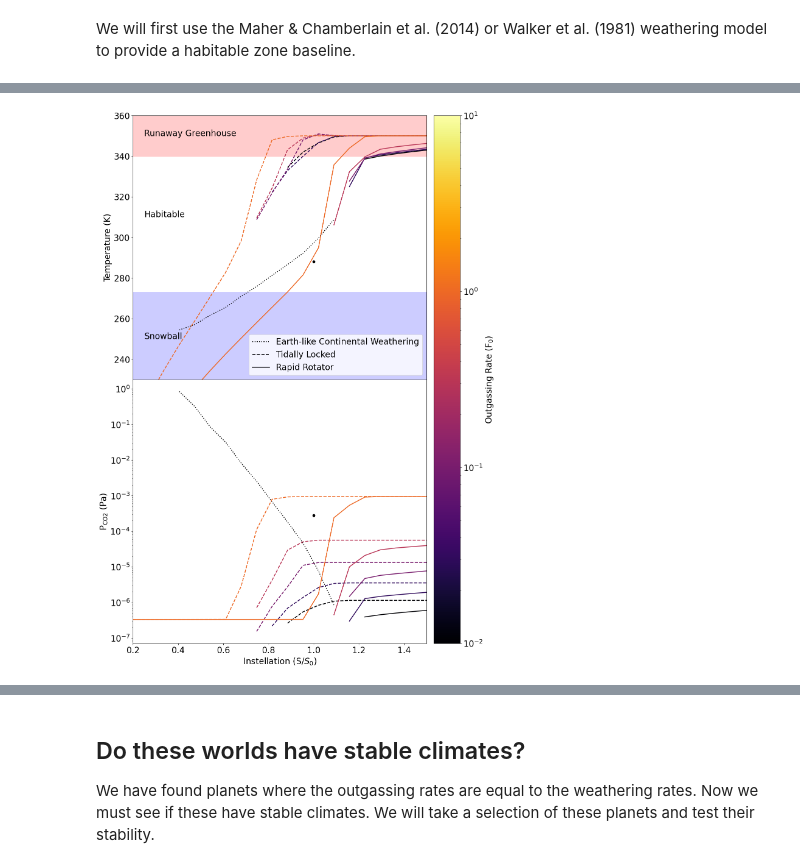
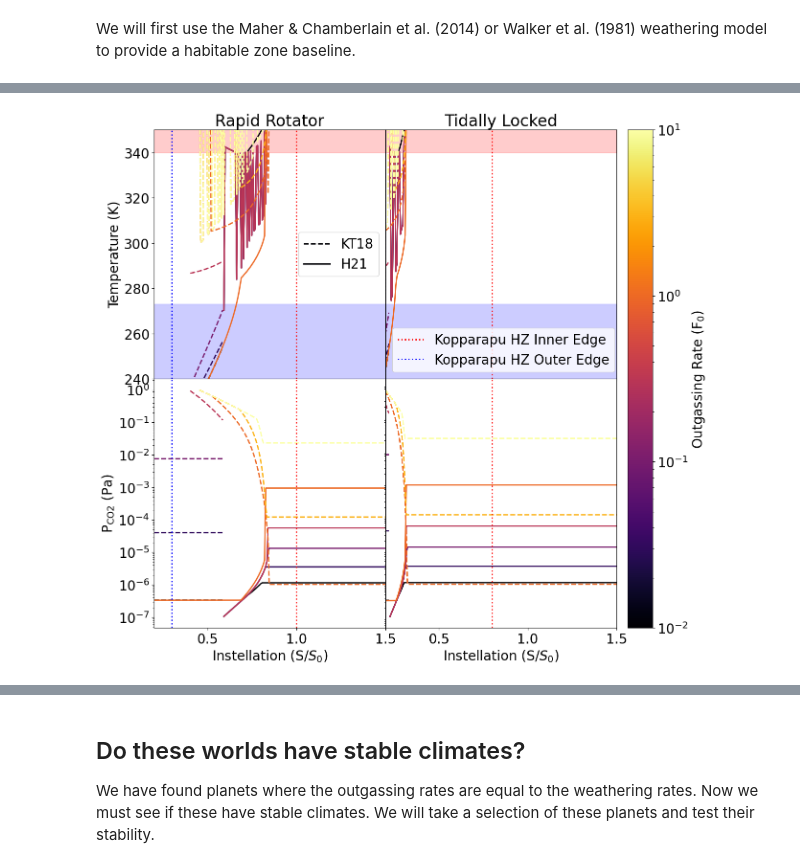
Before and after one commit to astro-pavan/kamino, a Jupyter notebook: notebooks/poster.ipynb, the cells around one changed output, grey strips where cells are left out. Drawn from its saved outputs; the diff is of its cells as text; code cells hidden in the pictures.

Commit message:
More plots and stuff

```diff
--- a/notebooks/poster.ipynb
+++ b/notebooks/poster.ipynb
@@ -24,7 +24,7 @@ plt.rcParams.update({'figure.titlesize': 20})
 plt.rcParams.update({'lines.linewidth': 2})
 # %%
 # instellation_range = np.array([0.2, 0.3, 0.4, 0.5, 0.6, 0.7, 0.8, 0.9, 1.0, 1.1, 1.2, 1.3, 1.4])
-instellation_range = np.linspace(0.2, 1.5, num=20)
+instellation_range = np.linspace(0.2, 1.5, num=40)
 outgassing_range = np.array([0.01, 0.03, 0.1, 0.3, 1.0, 3.0, 10.0])
 results_shape = (len(instellation_range), len(outgassing_range))
 ocean_depth = 3000
@@ -102,7 +172,7 @@ No solution.
 # %%
-T_tidal = np.zeros(results_shape)
-pco2_tidal = np.zeros(results_shape)
-T_weather_tidal = np.zeros(results_shape)
+T_tidal_H21 = np.zeros(results_shape)
+pco2_tidal_H21 = np.zeros(results_shape)
+T_weather_tidal_H21 = np.zeros(results_shape)
 
 for i, s in enumerate(instellation_range):
     for j, outgas in enumerate(outgassing_range):
@@ -113,9 +183,9 @@ for i, s in enumerate(instellation_range):
         except ValueError:
             T_s, pco2, weathering = np.nan, np.nan, np.nan
 
-        T_tidal[i, j] = T_s
-        pco2_tidal[i, j] = pco2 * 1e-5 # convert to bar
-        T_weather_tidal[i, j] = weathering
+        T_tidal_H21[i, j] = T_s
+        pco2_tidal_H21[i, j] = pco2 * 1e-5 # convert to bar
+        T_weather_tidal_H21[i, j] = weathering
 # %% [output]
 No solution.
 No solution.
@@ -172,58 +224,95 @@ No solution.
 # %%
 # fig, (ax1, ax2, ax3) = plt.subplots(3, 1, sharex=True, figsize=(8, 9), gridspec_kw={'hspace': 0.0})
-fig, (ax1, ax2) = plt.subplots(2, 1, sharex=True, figsize=(plot_width, plot_width * 1.5), gridspec_kw={'hspace': 0.0})
+fig, axs= plt.subplots(2, 2, sharex=True, figsize=(plot_width, 0.9*plot_width), gridspec_kw={'hspace': 0.0, 'wspace': 0.0})
+
+ax1 = axs[0,0]
+ax2 = axs[1,0]
+ax3 = axs[0,1]
+ax4 = axs[1,1]
+
 
 cmap = mpl.colormaps['inferno']
 # norm = mpl.colors.Normalize(vmin=min(outgassing_range), vmax=max(outgassing_range))
 # sm = plt.cm.ScalarMappable(cmap=cmap, norm=norm)
 # sm.set_array([])
 
 norm = mpl.colors.LogNorm(vmin=min(outgassing_range), vmax=max(outgassing_range))
 sm = plt.cm.ScalarMappable(cmap=cmap, norm=norm)
 sm.set_array([])
 
-ax1.plot(instellation_range, T_baseline, color='black', label='Earth-like Continental Weathering', linestyle=':')
-ax2.plot(instellation_range, pco2_baseline, color='black', linestyle=':')
+# ax1.plot(instellation_range, T_baseline, color='black', label='Earth-like Continental Weathering', linestyle=':')
+# ax2.plot(instellation_range, pco2_baseline, color='black', linestyle=':')
 
 for i, outgas in enumerate(outgassing_range):
 
     if i == 0:
-        ax1.plot(instellation_range, T_tidal[:, i], color=cmap(norm(outgas)), label='Tidally Locked', linestyle='--')
-        ax1.plot(instellation_range, T_rapid[:, i], color=cmap(norm(outgas)), label='Rapid Rotator')
+        ax1.plot(instellation_range, T_rapid_KT18[:, i], color=cmap(norm(outgas)), label='KT18', linestyle='--')
+        ax1.plot(instellation_range, T_rapid_H21[:, i], color=cmap(norm(outgas)), label='H21')
     else:
-        ax1.plot(instellation_range, T_tidal[:, i], color=cmap(norm(outgas)), linestyle='--')
-        ax1.plot(instellation_range, T_rapid[:, i], color=cmap(norm(outgas)))
+        ax1.plot(instellation_range, T_rapid_KT18[:, i], color=cmap(norm(outgas)), linestyle='--')
+        ax1.plot(instellation_range, T_rapid_H21[:, i], color=cmap(norm(outgas)))
 
-    ax2.plot(instellation_range, pco2_rapid[:, i], color=cmap(norm(outgas)))
-    ax2.plot(instellation_range, pco2_tidal[:, i], color=cmap(norm(outgas)), linestyle='--')
+    ax2.plot(instellation_range, pco2_rapid_H21[:, i], color=cmap(norm(outgas)))
+    ax2.plot(instellation_range, pco2_rapid_KT18[:, i], color=cmap(norm(outgas)), linestyle='--')
 
-cbar = fig.colorbar(sm, ax=[ax1, ax2], orientation='vertical', pad=0.02)
-cbar.set_label('Outgassing Rate ($\\text{F}_{0}$)')
+    if i == 0:
+        ax3.plot(instellation_range, T_tidal_KT18[:, i], color=cmap(norm(outgas)), linestyle='--')
+        ax3.plot(instellation_range, T_tidal_H21[:, i], color=cmap(norm(outgas)))
+    else:
+        ax3.plot(instellation_range, T_tidal_KT18[:, i], color=cmap(norm(outgas)), linestyle='--')
+        ax3.plot(instellation_range, T_tidal_H21[:, i], color=cmap(norm(outgas)))
 
-ax1.scatter(1, 288, c='black')
+    ax4.plot(instellation_range, pco2_tidal_H21[:, i], color=cmap(norm(outgas)))
+    ax4.plot(instellation_range, pco2_tidal_KT18[:, i], color=cmap(norm(outgas)), linestyle='--')
+
+# ax1.scatter(1, 288, c='black')
 ax1.set_ylabel('Temperature (K)')
-ax1.set_ylim(230, 360)
 ax1.set_xlim(np.min(instellation_range), np.max(instellation_range))
 
-ax1.axhspan(340, 360, color='red', alpha=0.2)
+ax1.set_ylim(240, 350)
+ax3.set_ylim(240, 350)
+ax1.axhspan(340, 350, color='red', alpha=0.2)
 ax1.axhspan(273, 200, color='blue', alpha=0.2)
-ax1.text(0.25, 350, 'Runaway Greenhouse')
-ax1.text(0.25, 310, 'Habitable')
-ax1.text(0.25, 250, 'Snowball')
+ax3.axhspan(340, 360, color='red', alpha=0.2)
+ax3.axhspan(273, 200, color='blue', alpha=0.2)
+
+ax1.axvline(1.0, color='red', linestyle=':')
+ax1.axvline(0.3, color='blue', linestyle=':')
+ax2.axvline(1.0, color='red', linestyle=':')
+ax2.axvline(0.3, color='blue', linestyle=':')
+ax3.axvline(0.8, color='red', linestyle=':', label='Kopparapu HZ Inner Edge')
+ax3.axvline(0.2, color='blue', linestyle=':', label='Kopparapu HZ Outer Edge')
+ax4.axvline(0.8, color='red', linestyle=':')
+ax4.axvline(0.2, color='blue', linestyle=':')
+
+# ax1.text(0.25, 340, 'Runaway Greenhouse')
+# ax1.text(0.25, 310, 'Habitable')
+# ax1.text(0.25, 250, 'Snowball')
 
 ax1.legend()
+ax3.legend()
 
-ax2.scatter(1, 280e-6, c='black', label='Earth')
+# ax2.scatter(1, 280e-6, c='black', label='Earth')
 ax2.set_ylabel('$\\text{P}_{\\text{CO2}}$ (Pa)')
 ax2.set_yscale('log')
+ax4.set_yscale('log')
+
+ax3.set_yticks([])
+ax4.set_yticks([])
 
 ax2.set_xlabel('Instellation (S/$S_0$)')
-# ax3.set_ylabel('Weathering Temperature (K)')
+ax4.set_xlabel('Instellation (S/$S_0$)')
+
+ax1.set_title('Rapid Rotator')
+ax3.set_title('Tidally Locked')
+
+cbar = fig.colorbar(sm, ax=axs.ravel().tolist(), orientation='vertical', pad=0.02)
+cbar.set_label('Outgassing Rate ($\\text{F}_{0}$)')
 
 plt.savefig('steady_states.pdf', bbox_inches='tight')
 plt.show()
 # %% [output]
-[figure, old version]
+[figure, new version]
 # %%
 # fig, (ax1, ax2, ax3) = plt.subplots(3, 1, sharex=True, figsize=(8, 9), gridspec_kw={'hspace': 0.0})
 fig, (ax1, ax2) = plt.subplots(2, 1, sharex=True, figsize=(plot_width, 1.5 * plot_width), gridspec_kw={'hspace': 0.0})
```
Also changed, not shown: parts of 12 cells of this notebook, 3 other files.
